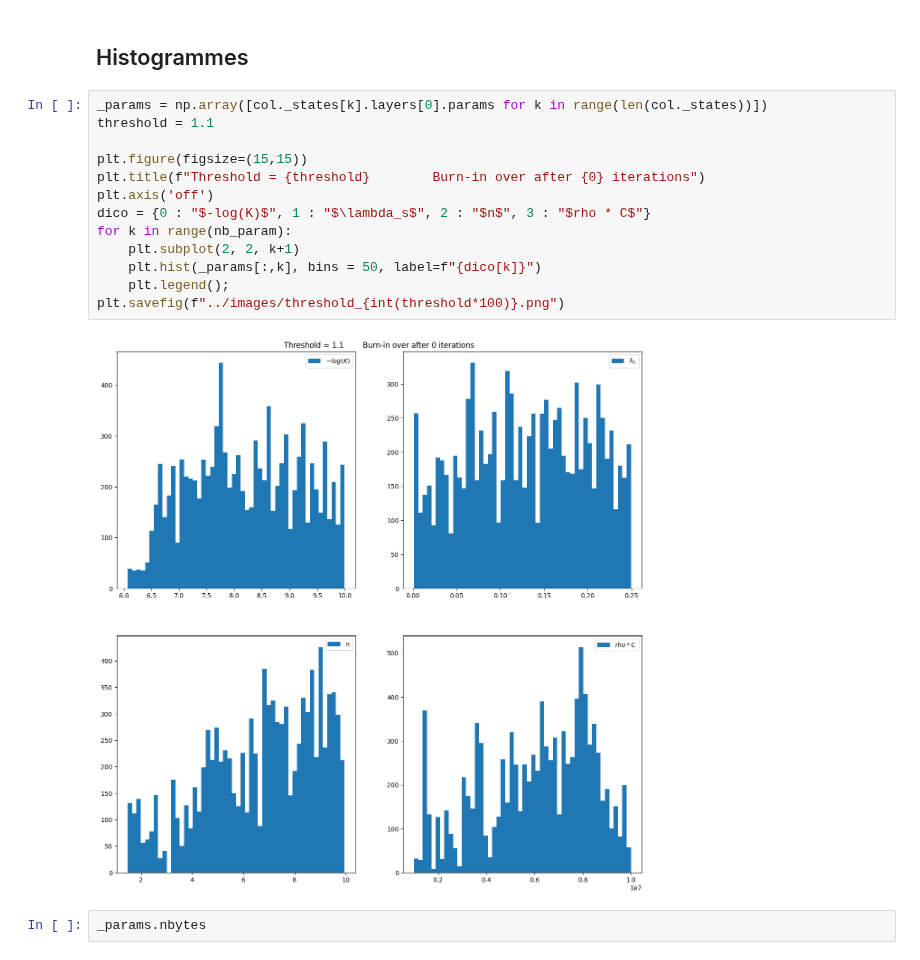
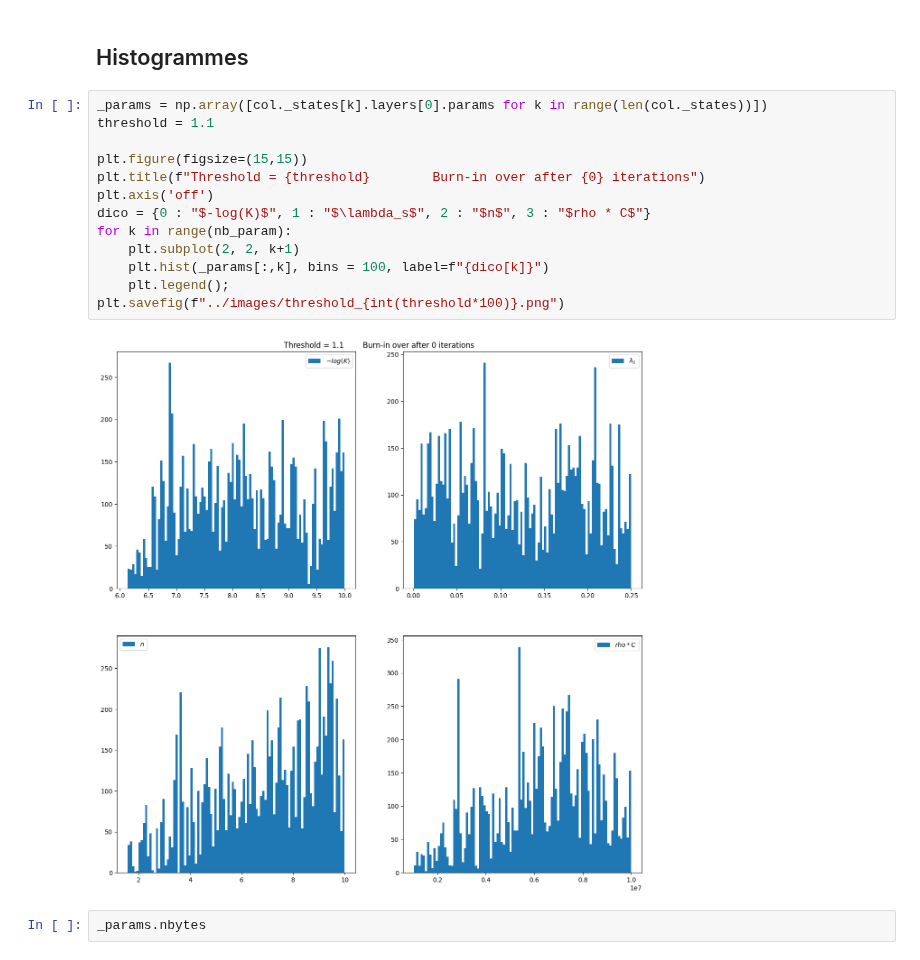
Before and after one commit to flipoyo/MOLONARI1D, a Jupyter notebook: pyheatmy2022/pyheatmy/dream_V3.ipynb, the cells around one changed output. Drawn from its saved outputs; the diff is of its cells as text.

```diff
--- a/pyheatmy2022/pyheatmy/dream_V3.ipynb
+++ b/pyheatmy2022/pyheatmy/dream_V3.ipynb
@@ -1477,18 +1483,18 @@ MemoryError: Unable to allocate 9.76 GiB for an array with shape (1001, 10, 100,
 # %%
 _params = np.array([col._states[k].layers[0].params for k in range(len(col._states))])
 threshold = 1.1
 
 plt.figure(figsize=(15,15))
 plt.title(f"Threshold = {threshold}        Burn-in over after {0} iterations")
 plt.axis('off')
 dico = {0 : "$-log(K)$", 1 : "$\lambda_s$", 2 : "$n$", 3 : "$rho * C$"}
 for k in range(nb_param):
     plt.subplot(2, 2, k+1)
-    plt.hist(_params[:,k], bins = 50, label=f"{dico[k]}")
+    plt.hist(_params[:,k], bins = 100, label=f"{dico[k]}")
     plt.legend();
 plt.savefig(f"../images/threshold_{int(threshold*100)}.png")
 # %% [output]
-[figure, old version]
+[figure, new version]
 # %%
 _params.nbytes
 # %% [output]
```
Also changed, not shown: parts of 3 cells of this notebook.
